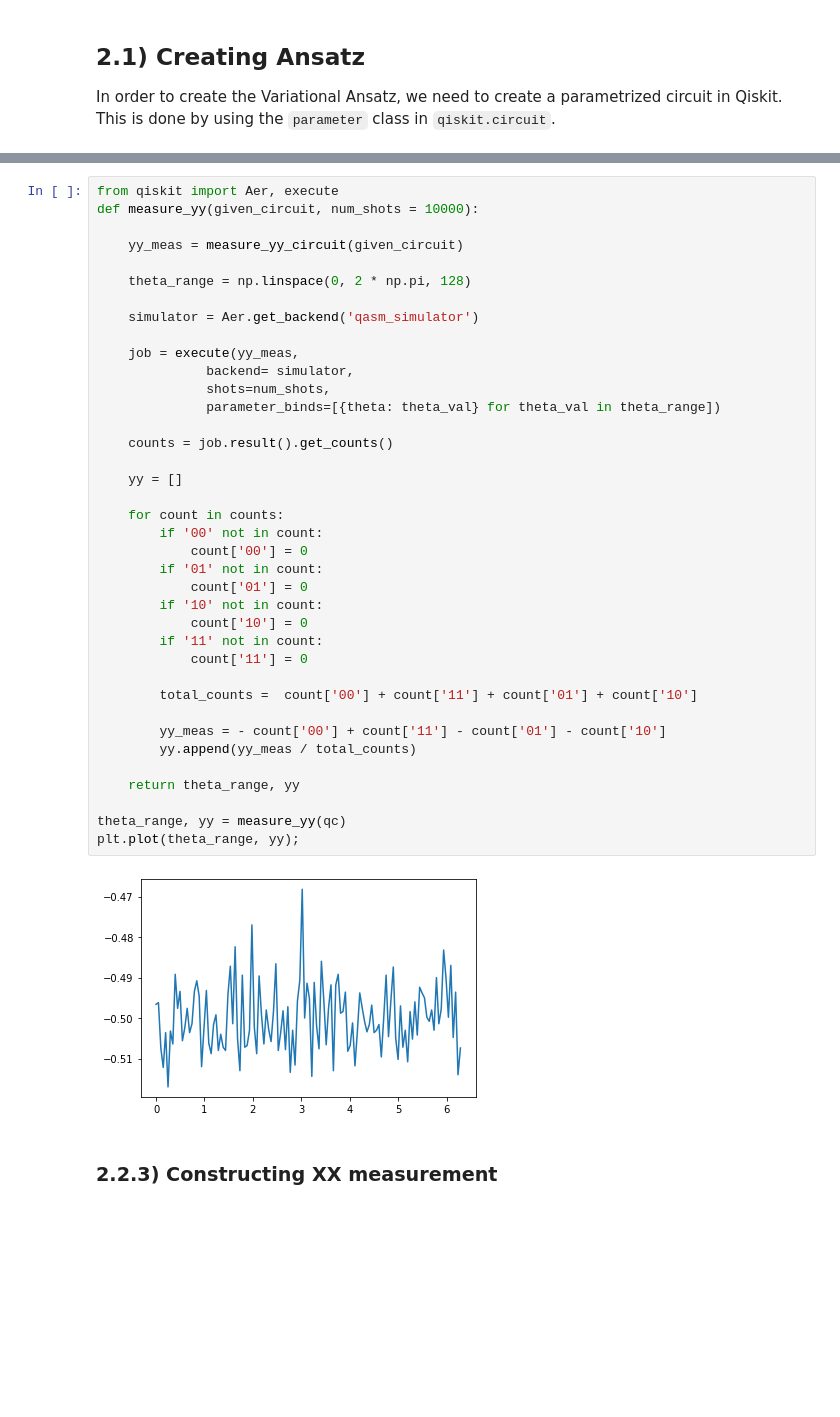
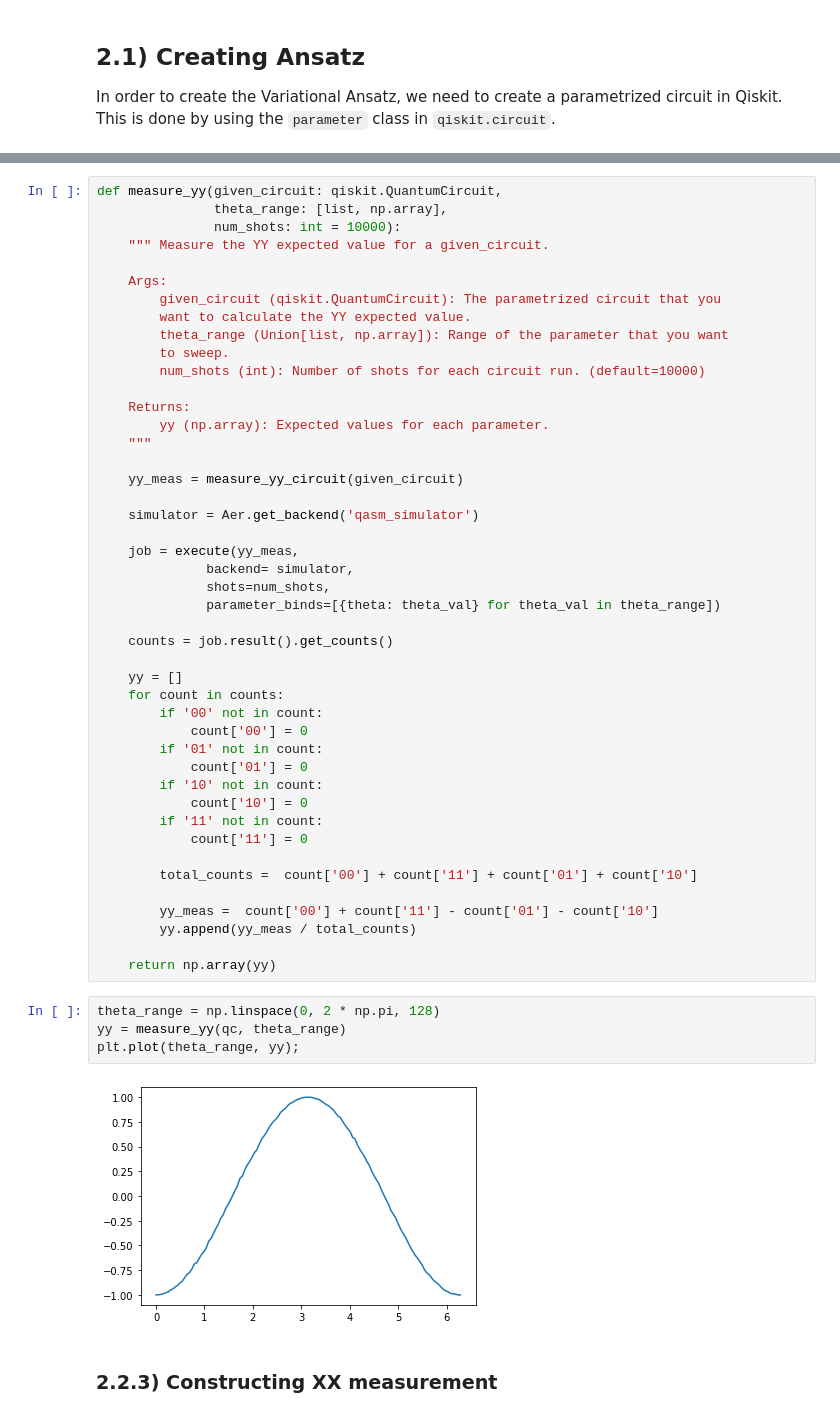
Before and after one commit to nahumsa/QOSF, a Jupyter notebook: Task 4.ipynb, the cells around one changed output, grey strips where cells are left out. Cells and saved outputs as stored; diff of their text form; blank space fills up the shorter version.

```diff
--- a/Task 4.ipynb
+++ b/Task 4.ipynb
@@ -213,10 +251,21 @@ yy_meas.draw()
 # %%
-from qiskit import Aer, execute
-def measure_yy(given_circuit, num_shots = 10000):
+def measure_yy(given_circuit: qiskit.QuantumCircuit,
+               theta_range: [list, np.array],
+               num_shots: int = 10000):
+    """ Measure the YY expected value for a given_circuit.
+
+    Args:
+        given_circuit (qiskit.QuantumCircuit): The parametrized circuit that you
+        want to calculate the YY expected value.
+        theta_range (Union[list, np.array]): Range of the parameter that you want
+        to sweep.
+        num_shots (int): Number of shots for each circuit run. (default=10000)
+
+    Returns:
+        yy (np.array): Expected values for each parameter.
+    """
 
     yy_meas = measure_yy_circuit(given_circuit)
-
-    theta_range = np.linspace(0, 2 * np.pi, 128)
 
     simulator = Aer.get_backend('qasm_simulator')
 
@@ -228,7 +277,6 @@ def measure_yy(given_circuit, num_shots = 10000):
     counts = job.result().get_counts()
 
     yy = []
-
     for count in counts:
         if '00' not in count:
             count['00'] = 0
@@ -241,15 +289,16 @@ def measure_yy(given_circuit, num_shots = 10000):
 
         total_counts =  count['00'] + count['11'] + count['01'] + count['10']
 
-        yy_meas = - count['00'] + count['11'] - count['01'] - count['10']
+        yy_meas =  count['00'] + count['11'] - count['01'] - count['10']
         yy.append(yy_meas / total_counts)
 
-    return theta_range, yy
-
-theta_range, yy = measure_yy(qc)
-plt.plot(theta_range, yy);
+    return np.array(yy)
-# %% [output]
-[figure, removed]
+# %%
+theta_range = np.linspace(0, 2 * np.pi, 128)
+yy = measure_yy(qc, theta_range)
+plt.plot(theta_range, yy);
+# %% [output]
+[figure, added]
 # %% [markdown]
 ### 2.2.3) Constructing XX measurement
 # %%
```
Also changed, not shown: parts of 27 cells of this notebook.
